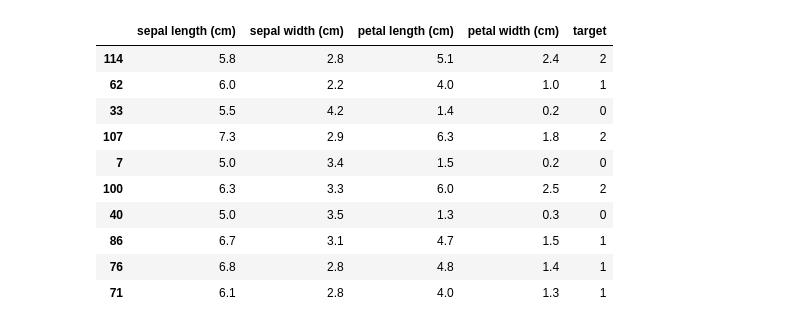
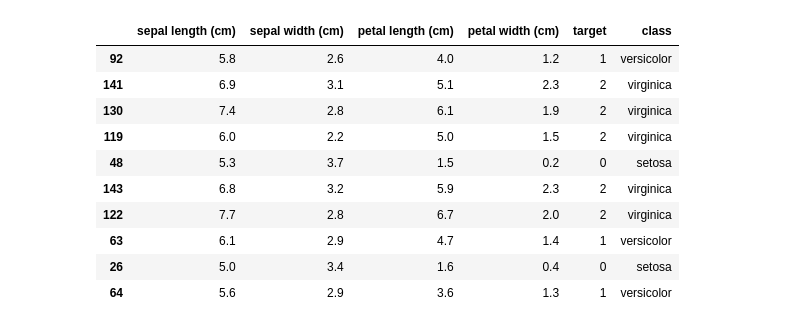
Before and after one commit to AbdMamun94/strive, a Jupyter notebook: 02_IRIS_LDA.ipynb, the cells around one changed output. Saved outputs shown, nothing was run; the diff lists cells and outputs as text; code cells hidden in the pictures.

```diff
--- a/02_IRIS_LDA.ipynb
+++ b/02_IRIS_LDA.ipynb
@@ -22,3 +22,6 @@ np.random.seed(0)
 sns.set()
 # %%
 # Load the Iris dataset included with scikit-learn
+
+iris = load_iris()
+iris
@@ -25,2 +46,5 @@ sns.set()
 # %%
 # Put data in a pandas DataFrame
+
+df_iris = pd.DataFrame(iris.data, columns=iris.feature_names)
+df_iris
@@ -27,16 +65,22 @@ sns.set()
 # %%
 # Add target and class to DataFrame
+
+df_iris["target"] = iris.target
+
+df_iris["class"] = iris.target_names[iris.target]
 # %%
 # Show 10 random samples
+
+df_iris.sample(n=10)
 # %% [output]
-|  | sepal length (cm) | sepal width (cm) | petal length (cm) | petal width (cm) | target |
-| 114 | 5.8 | 2.8 | 5.1 | 2.4 | 2 |
-| 62 | 6.0 | 2.2 | 4.0 | 1.0 | 1 |
-| 33 | 5.5 | 4.2 | 1.4 | 0.2 | 0 |
-| 107 | 7.3 | 2.9 | 6.3 | 1.8 | 2 |
-| 7 | 5.0 | 3.4 | 1.5 | 0.2 | 0 |
-| 100 | 6.3 | 3.3 | 6.0 | 2.5 | 2 |
-| 40 | 5.0 | 3.5 | 1.3 | 0.3 | 0 |
-| 86 | 6.7 | 3.1 | 4.7 | 1.5 | 1 |
-| 76 | 6.8 | 2.8 | 4.8 | 1.4 | 1 |
-| 71 | 6.1 | 2.8 | 4.0 | 1.3 | 1 |
+|  | sepal length (cm) | sepal width (cm) | petal length (cm) | petal width (cm) | target | class |
+| 92 | 5.8 | 2.6 | 4.0 | 1.2 | 1 | versicolor |
+| 141 | 6.9 | 3.1 | 5.1 | 2.3 | 2 | virginica |
+| 130 | 7.4 | 2.8 | 6.1 | 1.9 | 2 | virginica |
+| 119 | 6.0 | 2.2 | 5.0 | 1.5 | 2 | virginica |
+| 48 | 5.3 | 3.7 | 1.5 | 0.2 | 0 | setosa |
+| 143 | 6.8 | 3.2 | 5.9 | 2.3 | 2 | virginica |
+| 122 | 7.7 | 2.8 | 6.7 | 2.0 | 2 | virginica |
+| 63 | 6.1 | 2.9 | 4.7 | 1.4 | 1 | versicolor |
+| 26 | 5.0 | 3.4 | 1.6 | 0.4 | 0 | setosa |
+| 64 | 5.6 | 2.9 | 3.6 | 1.3 | 1 | versicolor |
```
Also changed, not shown: parts of 18 cells of this notebook.
